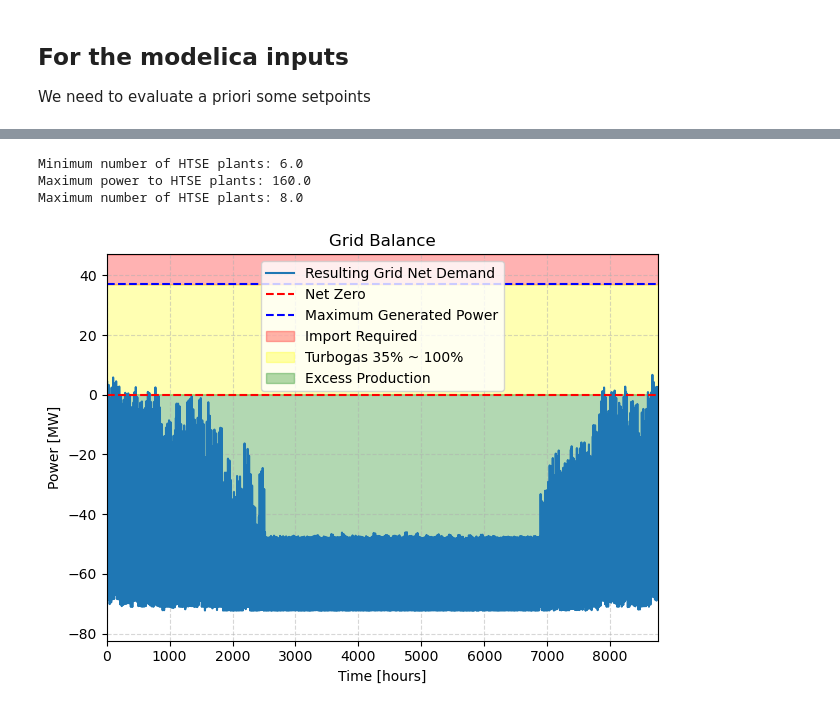
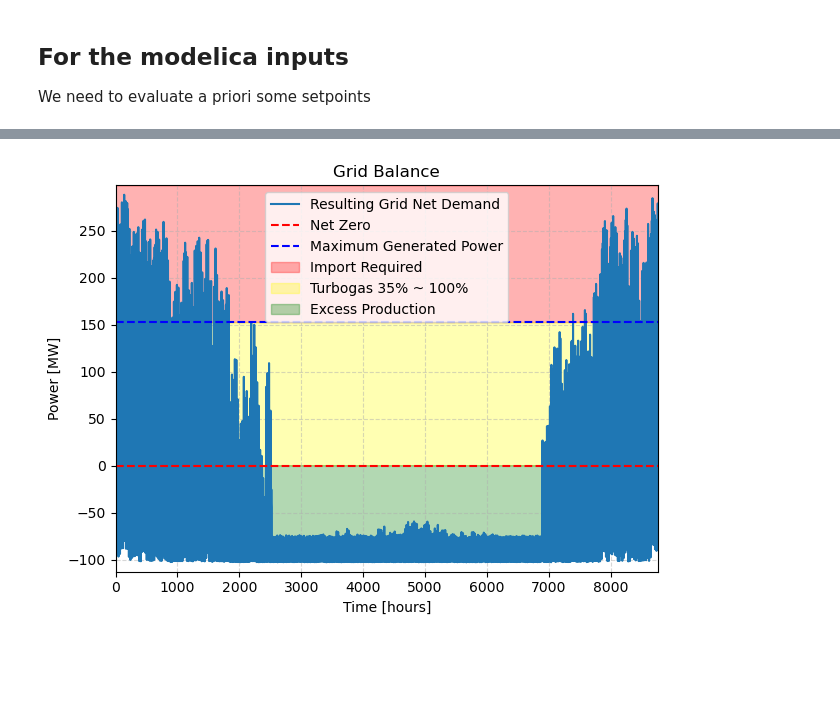
Before and after one commit to simo-pagliu/INRE, a Jupyter notebook: Energy Demand.ipynb, the cells around one changed output, grey strips where cells are left out. Drawn from its saved outputs; the diff is of its cells as text; code cells hidden in the pictures; blank space fills up the shorter version.

```diff
--- a/Energy Demand.ipynb
+++ b/Energy Demand.ipynb
@@ -164,7 +168,7 @@ energy_class_distribution_worst = {
 # %%
 # Order the lists by hour
 daily_ACS = np.array(usage) * daily_DHW_pro_capita * people_per_building  # Convert to m3/day
-daily_power = daily_ACS * 4186 * (T_hot - mains_temp)  # Convert to thermal power required
+daily_power = daily_ACS * 4186 * (T_hot - mains_temp) / 3600  # Convert to thermal power required
 # Assume is always the same for all the year
 ACS_demand = np.tile(daily_power, 365)
 
@@ -600,3 +627,23 @@ plt.show()
 # %% [markdown]
 ## For the modelica inputs
 We need to evaluate a priori some setpoints
+# %%
+P_out_electric_SMR = 150 #MWe
+P_turbogas_nominal = 235 #MWe
+P_min_turbogas = 0.35*P_turbogas_nominal #MWe
+P_residual_turbogas = (1-0.35)*P_turbogas_nominal #MWe
+net = Net_grid - P_out_electric_SMR - P_min_turbogas
+power_minimum_garanteed_to_HTSE_plants = np.floor(-np.max(net)/10)*10
+max_HTSE_power = 0.1*214 - 0.197775
+HTSE_min_power = 0.06*214 - 0.197775
+min_number_of_HTSE_plants = np.floor(power_minimum_garanteed_to_HTSE_plants/HTSE_min_power)
+print(f"Minimum number of HTSE plants: {min_number_of_HTSE_plants}")
+
+max_power_to_HTSE_plants = np.floor(-np.min(net)/10)*10
+print(f"Maximum power to HTSE plants: {max_power_to_HTSE_plants}")
+max_number_of_HTSE_plants = np.floor(max_power_to_HTSE_plants/max_HTSE_power)
+print(f"Maximum number of HTSE plants: {max_number_of_HTSE_plants}")
+net_post_HTSE = net + max_number_of_HTSE_plants*HTSE_min_power
+
+# Choose number of HTSE plants to be 10
+number_of_HTSE_plants = 11
@@ -603,39 +687,20 @@ We need to evaluate a priori some setpoints
 # %%
-P_out_electric_SMR = 150 #MWe
-P_min_turbogas = 0.35*57 #MWe
-P_residual_turbogas = (1-0.35)*57 #MWe
-net = Net_grid - P_out_electric_SMR - P_min_turbogas
-power_minimum_garanteed_to_HTSE_plants = np.floor(-np.max(net)/10)*10
-HTSE_min_power = 20*0.6 #VERIFICAAAAA
-min_number_of_HTSE_plants = np.floor(power_minimum_garanteed_to_HTSE_plants/HTSE_min_power)
-print(f"Minimum number of HTSE plants: {min_number_of_HTSE_plants}")
-
-max_power_to_HTSE_plants = np.floor(-np.min(net)/10)*10
-print(f"Maximum power to HTSE plants: {max_power_to_HTSE_plants}")
-max_HTSE_power = 20
-max_number_of_HTSE_plants = np.floor(max_power_to_HTSE_plants/max_HTSE_power)
-print(f"Maximum number of HTSE plants: {max_number_of_HTSE_plants}")
-
-net_post_HTSE = net + max_number_of_HTSE_plants*HTSE_min_power
 
 # Plot the resulting grid net demand
 plt.plot(net_post_HTSE, label="Resulting Grid Net Demand")
 plt.xlabel("Time [hours]")
 plt.ylabel("Power [MW]")
 y_lim_top = max([max(net_post_HTSE), P_residual_turbogas])+10
 plt.ylim(min(net_post_HTSE)-10, y_lim_top)
 plt.title("Grid Balance")
 plt.hlines(0, 0, len(net_post_HTSE), colors='red', linestyles='dashed', label='Net Zero')
 plt.hlines(P_residual_turbogas, 0, len(net_post_HTSE), colors='blue', linestyles='dashed', label='Maximum Generated Power')
 plt.fill_between(range(len(net_post_HTSE)), P_residual_turbogas, y_lim_top, where=range(len(net_post_HTSE)), color='red', alpha=0.3, label='Import Required')
 plt.fill_between(range(len(net_post_HTSE)), 0, P_residual_turbogas, where=range(len(net_post_HTSE)), color='yellow', alpha=0.3, label='Turbogas 35% ~ 100%')
 plt.fill_between(range(len(net_post_HTSE)), 0, net_post_HTSE, where=net_post_HTSE < 0, color='green', alpha=0.3, label='Excess Production')
 plt.grid(True, linestyle='--', alpha=0.5)
 plt.legend()
 plt.xlim(0,8760)
 plt.tight_layout()
 # %% [output]
-Minimum number of HTSE plants: 6.0
-Maximum power to HTSE plants: 160.0
-Maximum number of HTSE plants: 8.0
-[figure, old version]
+[figure, new version]
```
Also changed, not shown: parts of 20 cells of this notebook, 11 other files.
